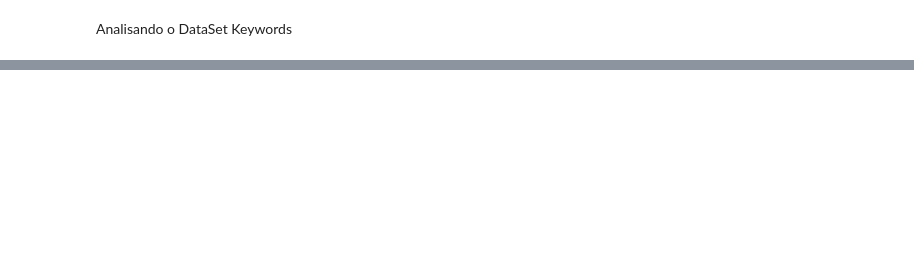
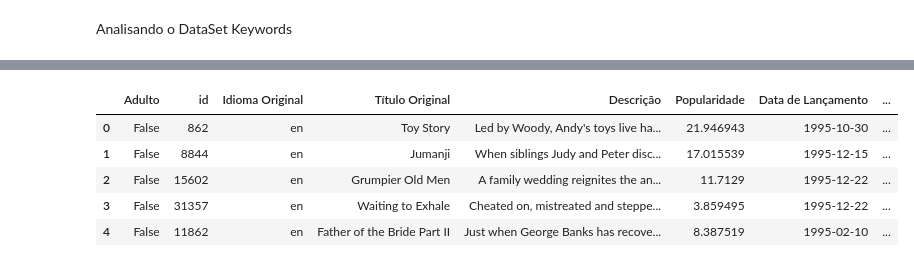
Before and after one commit to py-zeli/BoraVer, a Jupyter notebook: test.ipynb, the cells around one changed output, grey strips where cells are left out. Saved outputs shown, nothing was run; the diff lists cells and outputs as text; code cells hidden in the pictures; blank space fills up the shorter version.

```diff
--- a/test.ipynb
+++ b/test.ipynb
@@ -131,0 +275,9 @@ Analisando o DataSet Keywords
+# %%
+df_filtrado.head(5)
+# %% [output]
+|  | Adulto | id | Idioma Original | Título Original | Descrição | Popularidade | Data de Lançamento | ... |
+| 0 | False | 862 | en | Toy Story | Led by Woody, Andy's toys live ha... | 21.946943 | 1995-10-30 | ... |
+| 1 | False | 8844 | en | Jumanji | When siblings Judy and Peter disc... | 17.015539 | 1995-12-15 | ... |
+| 2 | False | 15602 | en | Grumpier Old Men | A family wedding reignites the an... | 11.7129 | 1995-12-22 | ... |
+| 3 | False | 31357 | en | Waiting to Exhale | Cheated on, mistreated and steppe... | 3.859495 | 1995-12-22 | ... |
+| 4 | False | 11862 | en | Father of the Bride Part II | Just when George Banks has recove... | 8.387519 | 1995-02-10 | ... |
```
Also changed, not shown: parts of 26 cells of this notebook, 2 other files.
